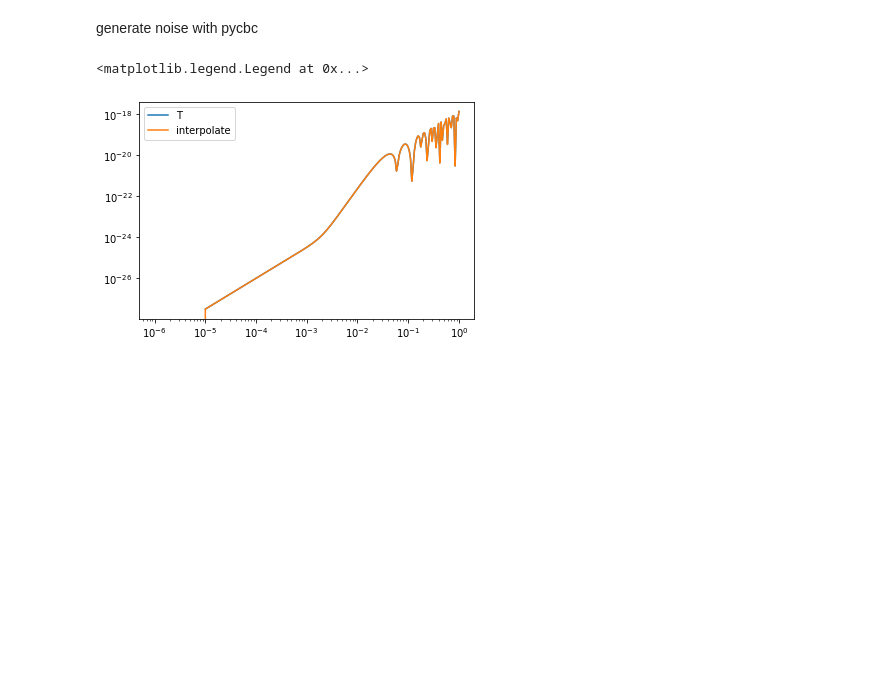
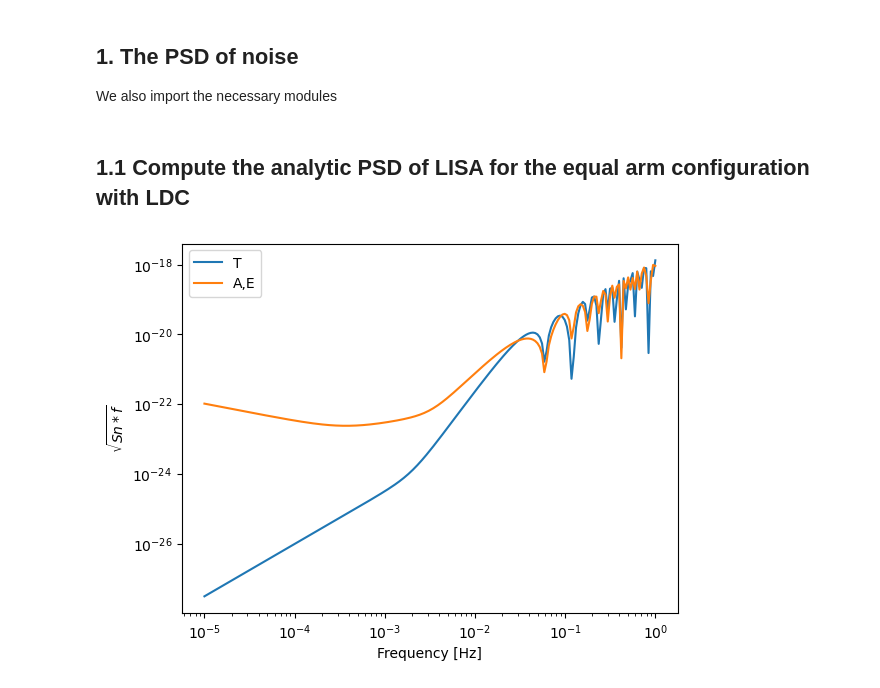
Before and after one commit to renjiewang888/LitePIG, a Jupyter notebook: noise/test_TDInoise.ipynb, the cells around one changed output. Drawn from its saved outputs; the diff is of its cells as text; code cells hidden in the pictures; blank space fills up the shorter version.

```diff
--- a/noise/test_TDInoise.ipynb
+++ b/noise/test_TDInoise.ipynb
@@ -1,2 +13,5 @@
+# %% [markdown]
+## 1. The PSD of noise
+We also import the necessary modules
 # %%
 # coding=utf-8
@@ -29,16 +39,21 @@ from GenerateFD_SignalTDIs import *
-# %% [markdown]
-generate noise  with pycbc
+# %% [markdown]
+## 1.1 Compute the analytic PSD of LISA for the equal arm configuration with LDC
 # %%
+%matplotlib inline
+# The PSD for LISA
 df= 1.0/10**6
 flen= int(1.0/df)+1
 flow=1e-5
 freq_data= logsampling(1e-5,1.0,200)
+PSD_TDIAE= noisepsd_AE(freq_data)
 PSD_TDIT= noisepsd_T(freq_data)
-
+psdAE = from_numpy_arrays(freq_data, PSD_TDIAE, flen, df,flow)
 psdT = from_numpy_arrays(freq_data, PSD_TDIT, flen, df,flow)
 plt.loglog(freq_data,np.sqrt(PSD_TDIT*freq_data),label='T')
-plt.loglog(psdT.sample_frequencies,np.sqrt(psdT*psdT.sample_frequencies),label='interpolate')
+plt.loglog(freq_data,np.sqrt(PSD_TDIAE*freq_data),label='A,E')
 plt.legend()
+plt.ylabel('$\sqrt{Sn*f}$')
+plt.xlabel('Frequency [Hz]')
+plt.show()
 # %% [output]
-<matplotlib.legend.Legend at 0x...>
-[figure, old version]
+[figure, new version]
```
Also changed, not shown: parts of 15 cells of this notebook, 1 other file.
